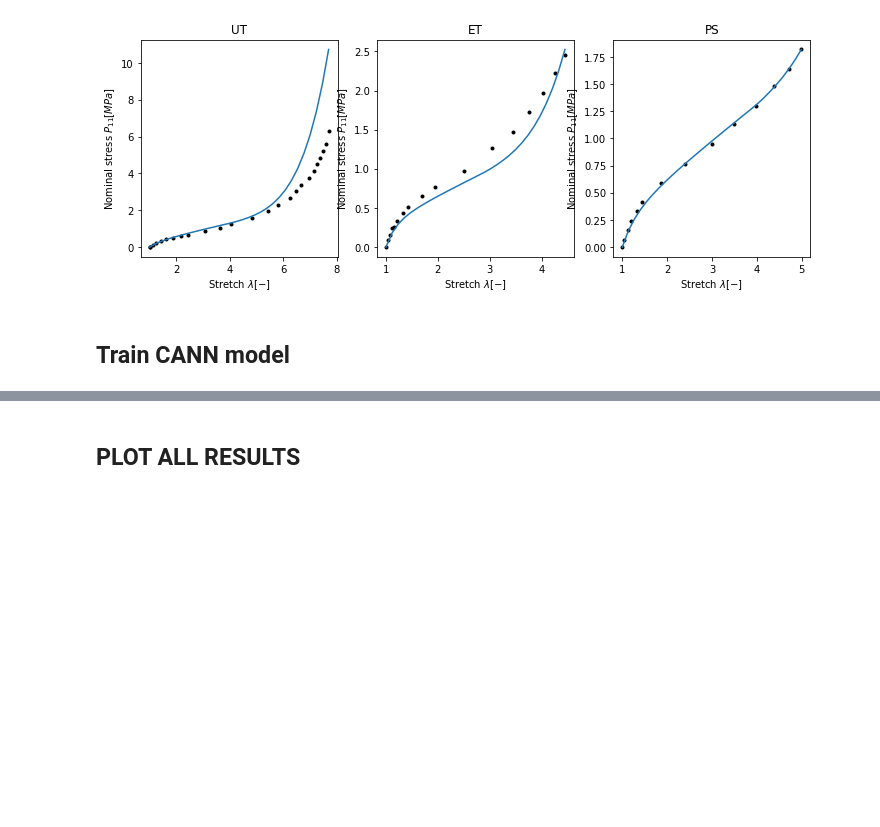
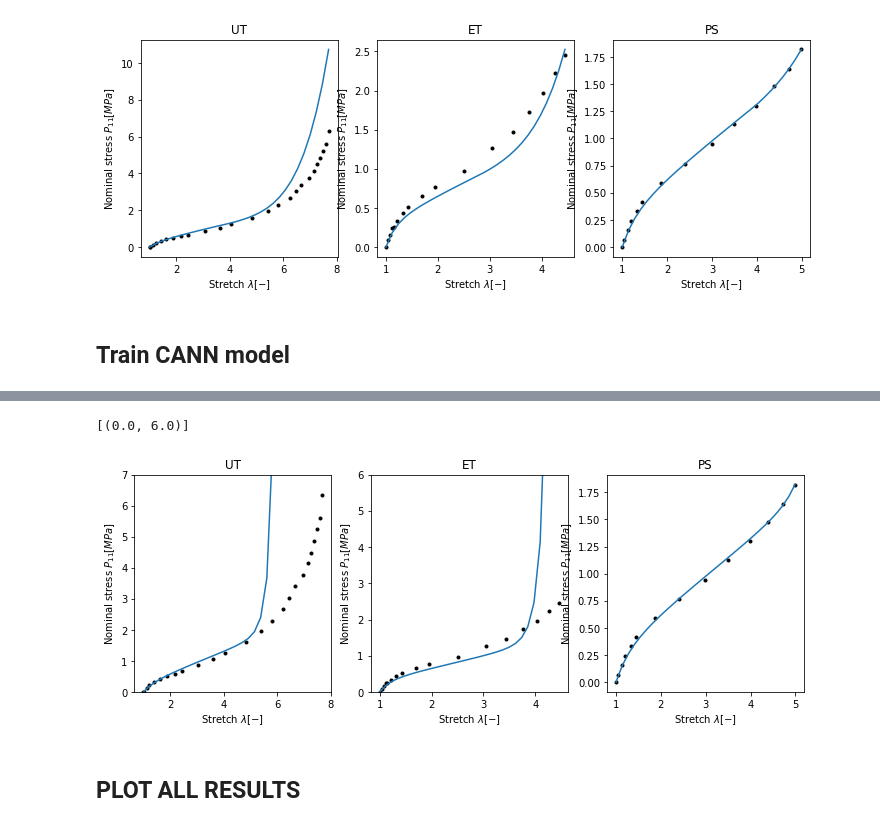
Before and after one commit to tajtac/hypermodelcomp, a Jupyter notebook: Train_Rubber.ipynb, the cells around one changed output, grey strips where cells are left out. Cells and saved outputs as stored; diff of their text form; code cells hidden in the pictures; blank space fills up the shorter version.

```diff
--- a/Train_Rubber.ipynb
+++ b/Train_Rubber.ipynb
@@ -637,6 +637,7 @@ with open('savednet/ICNN_params_PS.npy', 'wb') as f:
 # %% [markdown]
 ## Train CANN model
 # %%
+key, subkey = random.split(key)
 params_cann_all = init_cann(key)
 opt_init, opt_update, get_params = optimizers.adam(2.e-4) #Original: 1.e-4
 opt_state = opt_init(params_cann_all)
@@ -662,6 +683,7 @@ fig, ax = plotstresses([UTdata['F11'], ETdata['F11'], PSdata['F11']],
 with open('savednet/CANN_params_all.npy', 'wb') as f:
     pickle.dump(params_cann_all, f)
 # %%
+key, subkey = random.split(key)
 params_cann_UT = init_cann(key)
 opt_init, opt_update, get_params = optimizers.adam(2.e-4) #Original: 1.e-4
 opt_state = opt_init(params_cann_UT)
@@ -687,6 +729,7 @@ fig, ax = plotstresses([UTdata['F11'], ETdata['F11'], PSdata['F11']],
 with open('savednet/CANN_params_UT.npy', 'wb') as f:
     pickle.dump(params_cann_UT, f)
 # %%
+key, subkey = random.split(key)
 params_cann_ET = init_cann(key)
 opt_init, opt_update, get_params = optimizers.adam(2.e-4) #Original: 1.e-4
 opt_state = opt_init(params_cann_ET)
@@ -712,6 +775,7 @@ fig, ax = plotstresses([UTdata['F11'], ETdata['F11'], PSdata['F11']],
 with open('savednet/CANN_params_ET.npy', 'wb') as f:
     pickle.dump(params_cann_ET, f)
 # %%
+key, subkey = random.split(key)
 params_cann_PS = init_cann(key)
 opt_init, opt_update, get_params = optimizers.adam(2.e-4) #Original: 1.e-4
 opt_state = opt_init(params_cann_PS)
@@ -720,18 +802,24 @@ params_cann_PS, train_loss, val_loss = train_jp(loss_P11_PS, mdlnumber, F11_data
 # %%
 lamUT_vec = np.linspace(1,UTdata['F11'].iloc[-1],30)
 lamET_vec = np.linspace(1,ETdata['F11'].iloc[-1],30)
 lamPS_vec = np.linspace(1,PSdata['F11'].iloc[-1],30)
 
 normalization = [I1_factor,I2_factor,Psi1_factor,Psi2_factor ]
 model = CANN_model(params_cann_PS[0], params_cann_PS[1], normalization)
 P11_NN_UT_p = P11_UT(lamUT_vec, model, normalization)
 P11_NN_ET_p = P11_ET(lamET_vec, model, normalization)
 P11_NN_PS_p = P11_PS(lamPS_vec, model, normalization)
 
 fig, ax = plotstresses([UTdata['F11'], ETdata['F11'], PSdata['F11']],
                        [UTdata['P11'], ETdata['P11'], PSdata['P11']],
                        [lamUT_vec, lamET_vec, lamPS_vec],
                        [P11_NN_UT_p, P11_NN_ET_p, P11_NN_PS_p])
+
+ax[0].set(ylim=[0,7])
+ax[1].set(ylim=[0,6])
+# %% [output]
+[(0.0, 6.0)]
+[figure, added]
 # %%
 with open('savednet/CANN_params_PS.npy', 'wb') as f:
     pickle.dump(params_cann_PS, f)
```
Also changed, not shown: parts of 9 cells of this notebook, 57 other files.
